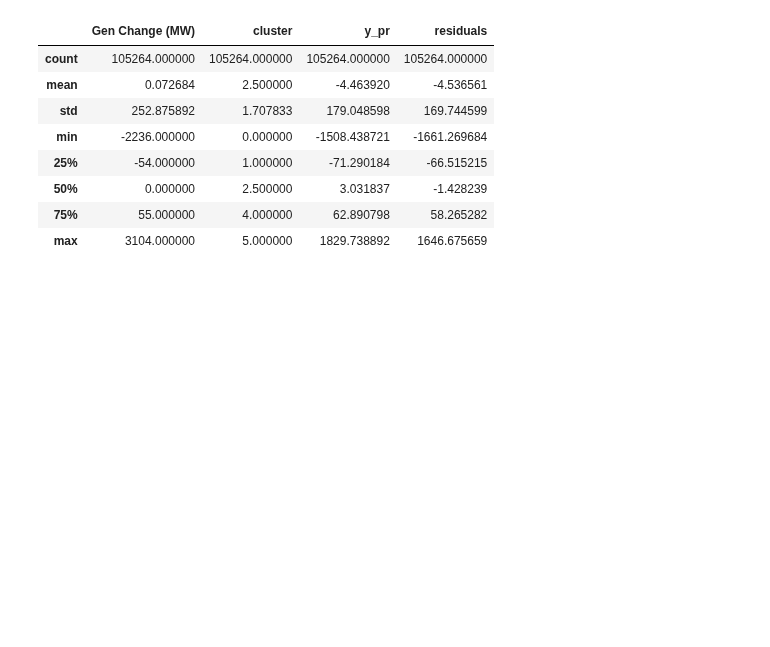
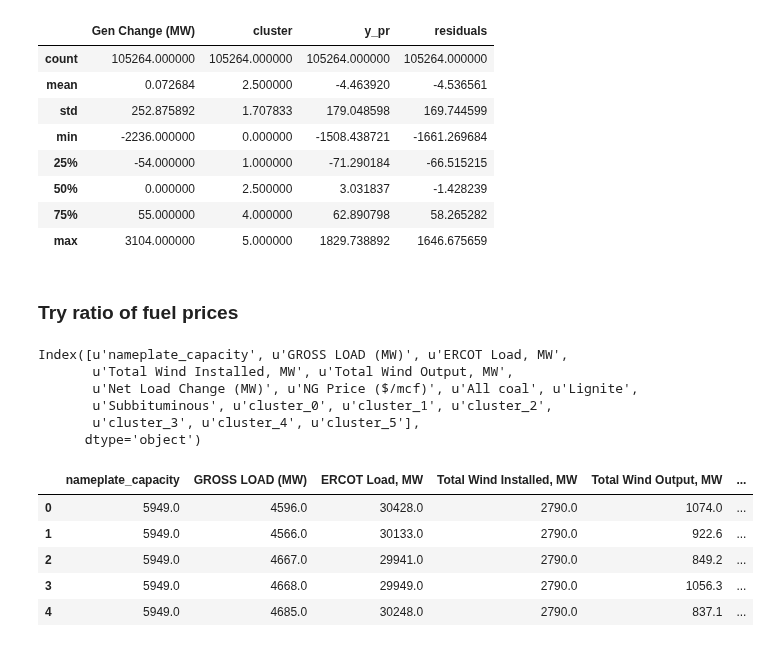
Before and after one commit to gschivley/ERCOT_power, a Jupyter notebook: Prediction model/Prediction models - XGBoost.ipynb, the cells around one changed output. Cells and saved outputs as stored; diff of their text form; code cells hidden in the pictures; blank space fills up the shorter version.

```diff
--- a/Prediction model/Prediction models - XGBoost.ipynb
+++ b/Prediction model/Prediction models - XGBoost.ipynb
@@ -465,3 +465,14 @@ y_xgb_resids.describe()
 | 50% | 0.000000 | 2.500000 | 3.031837 | -1.428239 |
 | 75% | 55.000000 | 4.000000 | 62.890798 | 58.265282 |
 | max | 3104.000000 | 5.000000 | 1829.738892 | 1646.675659 |
+# %% [markdown]
+### Try ratio of fuel prices
+# %%
+X_train.columns
+# %% [output]
+Index([u'nameplate_capacity', u'GROSS LOAD (MW)', u'ERCOT Load, MW',
+       u'Total Wind Installed, MW', u'Total Wind Output, MW',
+       u'Net Load Change (MW)', u'NG Price ($/mcf)', u'All coal', u'Lignite',
+       u'Subbituminous', u'cluster_0', u'cluster_1', u'cluster_2',
+       u'cluster_3', u'cluster_4', u'cluster_5'],
+      dtype='object')
@@ -467,0 +488,9 @@ y_xgb_resids.describe()
+# %%
+X_train.head()
+# %% [output]
+|  | nameplate_capacity | GROSS LOAD (MW) | ERCOT Load, MW | Total Wind Installed, MW | Total Wind Output, MW | ... |
+| 0 | 5949.0 | 4596.0 | 30428.0 | 2790.0 | 1074.0 | ... |
+| 1 | 5949.0 | 4566.0 | 30133.0 | 2790.0 | 922.6 | ... |
+| 2 | 5949.0 | 4667.0 | 29941.0 | 2790.0 | 849.2 | ... |
+| 3 | 5949.0 | 4668.0 | 29949.0 | 2790.0 | 1056.3 | ... |
+| 4 | 5949.0 | 4685.0 | 30248.0 | 2790.0 | 837.1 | ... |
```
Also changed, not shown: parts of 21 cells of this notebook.
